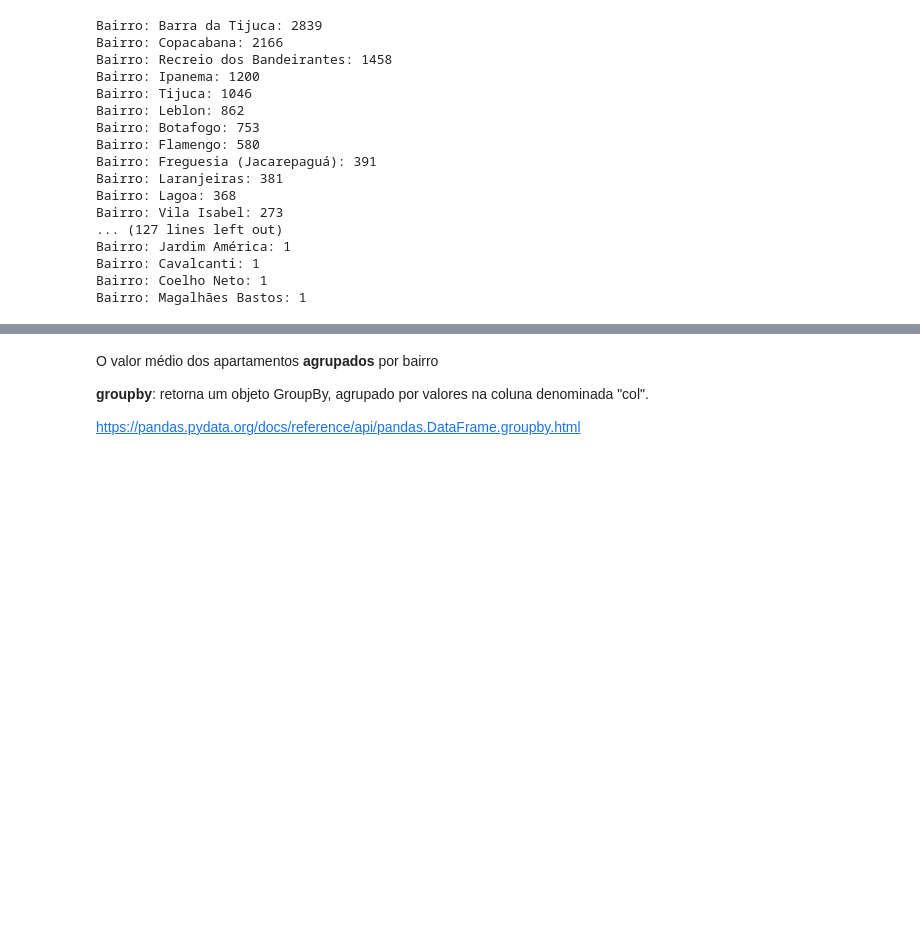
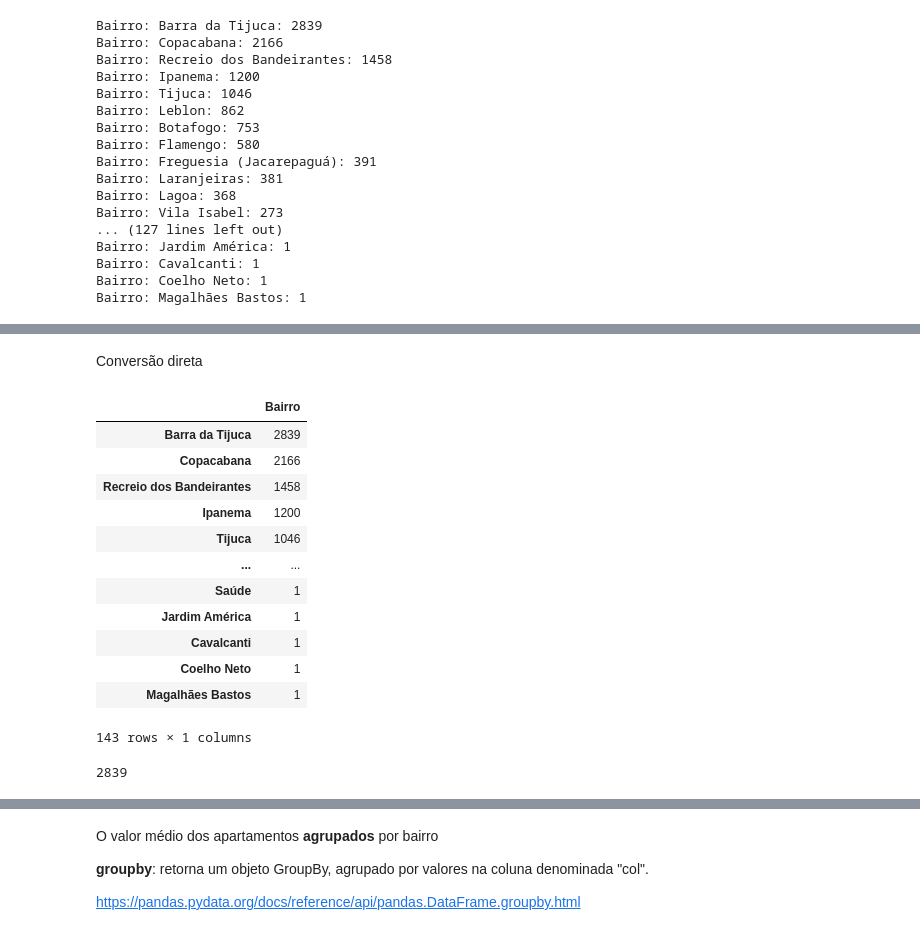
Before and after one commit to armandossrecife/lp20232, a Jupyter notebook: analise_alugueis_rj_2020.ipynb, the cells around one changed output, grey strips where cells are left out. Saved outputs shown, nothing was run; the diff lists cells and outputs as text; code cells hidden in the pictures; blank space fills up the shorter version.

```diff
--- a/analise_alugueis_rj_2020.ipynb
+++ b/analise_alugueis_rj_2020.ipynb
@@ -428,0 +463,23 @@ Bairro: Magalhães Bastos: 1
+# %% [markdown]
+Conversão direta
+# %%
+df_qtd_ap_por_bairro_simples = s_apartamentos_por_bairro.to_frame()
+df_qtd_ap_por_bairro_simples
+# %% [output]
+|  | Bairro |
+| Barra da Tijuca | 2839 |
+| Copacabana | 2166 |
+| Recreio dos Bandeirantes | 1458 |
+| Ipanema | 1200 |
+| Tijuca | 1046 |
+| ... | ... |
+| Saúde | 1 |
+| Jardim América | 1 |
+| Cavalcanti | 1 |
+| Coelho Neto | 1 |
+| Magalhães Bastos | 1 |
+143 rows × 1 columns
+# %%
+df_qtd_ap_por_bairro_simples['Bairro']['Barra da Tijuca']
+# %% [output]
+2839
```
Also changed, not shown: parts of 19 cells of this notebook.
